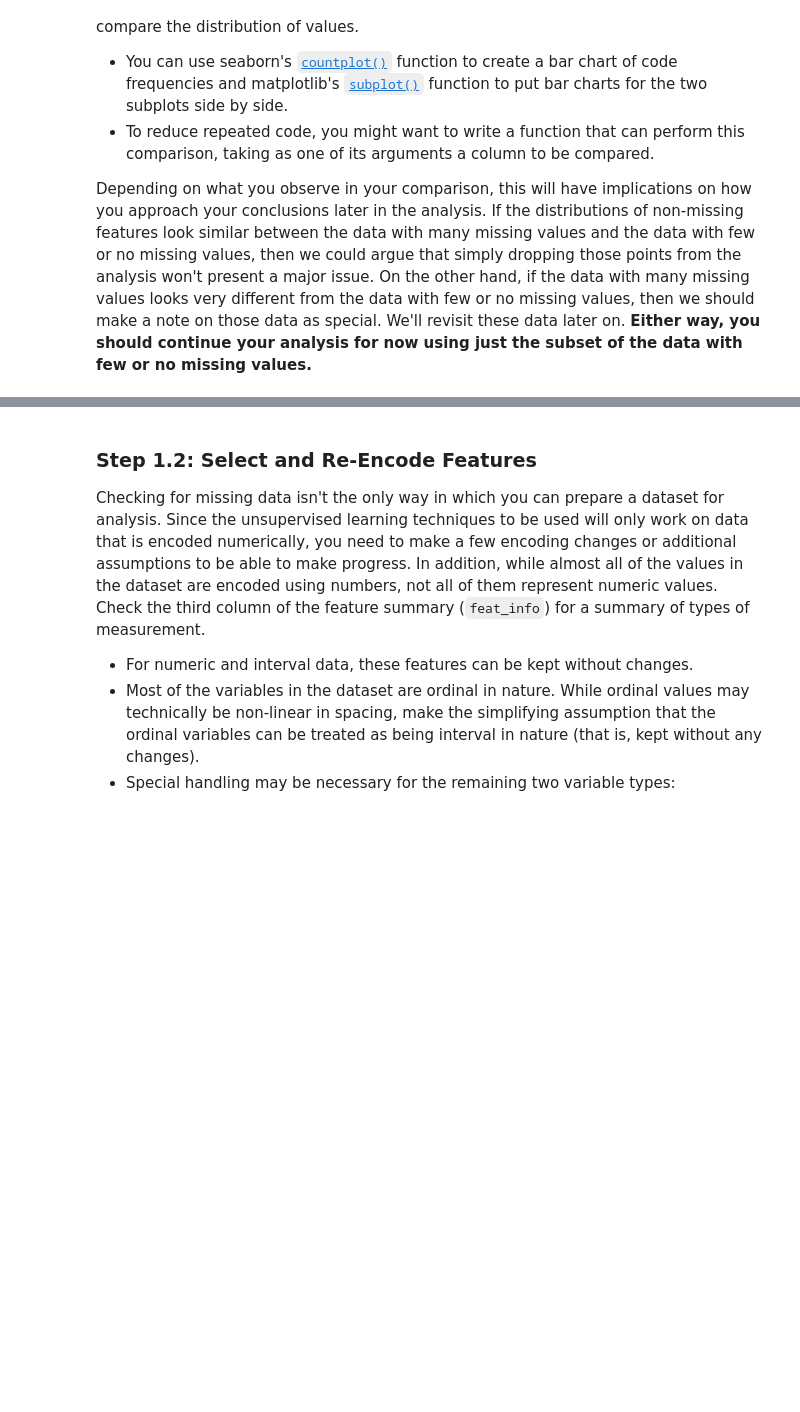
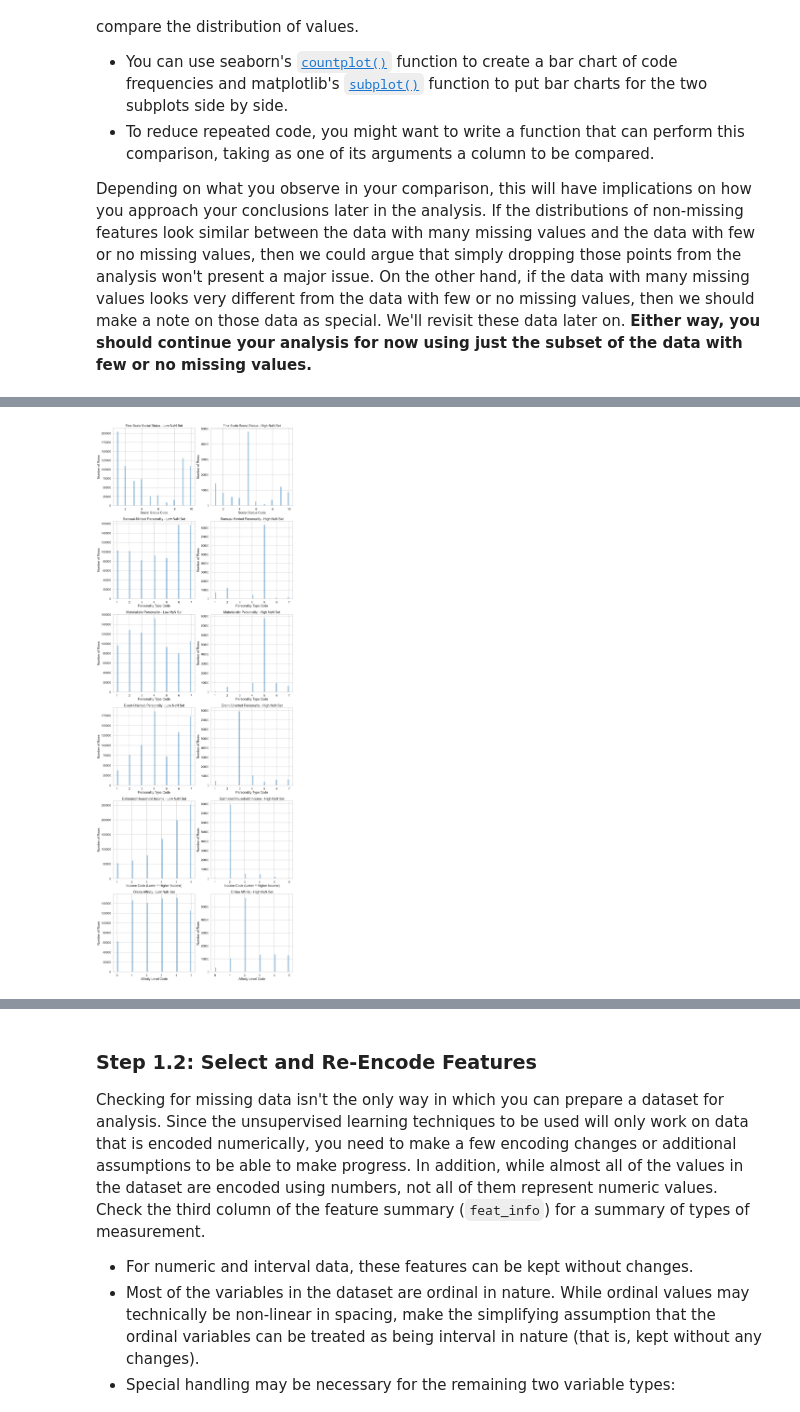
Before and after one commit to tom-itl/Machine_Learning, a Jupyter notebook: Identify_Customer_Segments.ipynb, the cells around one changed output, grey strips where cells are left out. Drawn from its saved outputs; the diff is of its cells as text; code cells hidden in the pictures; blank space fills up the shorter version.

```diff
--- a/Identify_Customer_Segments.ipynb
+++ b/Identify_Customer_Segments.ipynb
@@ -289 +326,5 @@ Depending on what you observe in your comparison, this will have implications on
+# %%
+# Remove rows with NaN values > threshold
+azdias_low_nan = azdias[azdias.index.isin(row_nan_count[row_nan_count <= 10].index)]
+azdias_high_nan = azdias[azdias.index.isin(row_nan_count[row_nan_count > 10].index)]
 # %%
@@ -298,0 +347,80 @@ Depending on what you observe in your comparison, this will have implications on
+# %%
+# Compare the distribution of values for at least five columns where there are
+# no or few missing values, between the two subsets.
+
+plt.rcParams['figure.figsize'] = [18, 56]
+fig, axes = plt.subplots(nrows=6, ncols=2)
+
+plt.subplot(621)
+sns.distplot(azdias_low_nan['LP_STATUS_FEIN'], kde=False)
+plt.title('Fine Scale Social Status - Low NaN Set')
+plt.xlabel('Social Status Code')
+plt.ylabel('Number of Rows');
+
+plt.subplot(622)
+sns.distplot(azdias_high_nan['LP_STATUS_FEIN'], kde=False)
+plt.title('Fine Scale Social Status - High NaN Set')
+plt.xlabel('Social Status Code')
+plt.ylabel('Number of Rows');
+
+plt.subplot(623)
+sns.distplot(azdias_low_nan['SEMIO_LUST'], kde=False)
+plt.title('Sensual-Minded Personality - Low NaN Set')
+plt.xlabel('Personality Type Code')
+plt.ylabel('Number of Rows');
+
+plt.subplot(624)
+sns.distplot(azdias_high_nan['SEMIO_LUST'], kde=False)
+plt.title('Sensual-Minded Personality - High NaN Set')
+plt.xlabel('Personality Type Code')
+plt.ylabel('Number of Rows');
+
+plt.subplot(625)
+sns.distplot(azdias_low_nan['SEMIO_MAT'], kde=False)
+plt.title('Materialistic Personality - Low NaN Set')
+plt.xlabel('Personality Type Code')
+plt.ylabel('Number of Rows');
+
+plt.subplot(626)
+sns.distplot(azdias_high_nan['SEMIO_MAT'], kde=False)
+plt.title('Materialistic Personality - High NaN Set')
+plt.xlabel('Personality Type Code')
+plt.ylabel('Number of Rows');
+
+plt.subplot(627)
+sns.distplot(azdias_low_nan['SEMIO_ERL'], kde=False)
+plt.title('Event-Oriented Personality - Low NaN Set')
+plt.xlabel('Personality Type Code')
+plt.ylabel('Number of Rows');
+
+plt.subplot(628)
+sns.distplot(azdias_high_nan['SEMIO_ERL'], kde=False)
+plt.title('Event-Oriented Personality - High NaN Set')
+plt.xlabel('Personality Type Code')
+plt.ylabel('Number of Rows');
+
+plt.subplot(6, 2, 9)
+sns.distplot(azdias_low_nan['HH_EINKOMMEN_SCORE'], kde=False)
+plt.title('Estimated Household Income - Low NaN Set')
+plt.xlabel('Income Code (Lower = Higher Income)')
+plt.ylabel('Number of Rows');
+
+plt.subplot(6, 2, 10)
+sns.distplot(azdias_high_nan['HH_EINKOMMEN_SCORE'], kde=False)
+plt.title('Estimated Household Income - High NaN Set')
+plt.xlabel('Income Code (Lower = Higher Income)')
+plt.ylabel('Number of Rows');
+
+plt.subplot(6, 2, 11)
+sns.distplot(azdias_low_nan['ONLINE_AFFINITAET'], kde=False)
+plt.title('Online Affinity - Low NaN Set')
+plt.xlabel('Affinity Level Code')
+plt.ylabel('Number of Rows');
+
+plt.subplot(6, 2, 12)
+sns.distplot(azdias_high_nan['ONLINE_AFFINITAET'], kde=False)
+plt.title('Online Affinity - High NaN Set')
+plt.xlabel('Affinity Level Code')
+plt.ylabel('Number of Rows');
+# %% [output]
+[figure, added]
```
Also changed, not shown: parts of 94 cells of this notebook.
